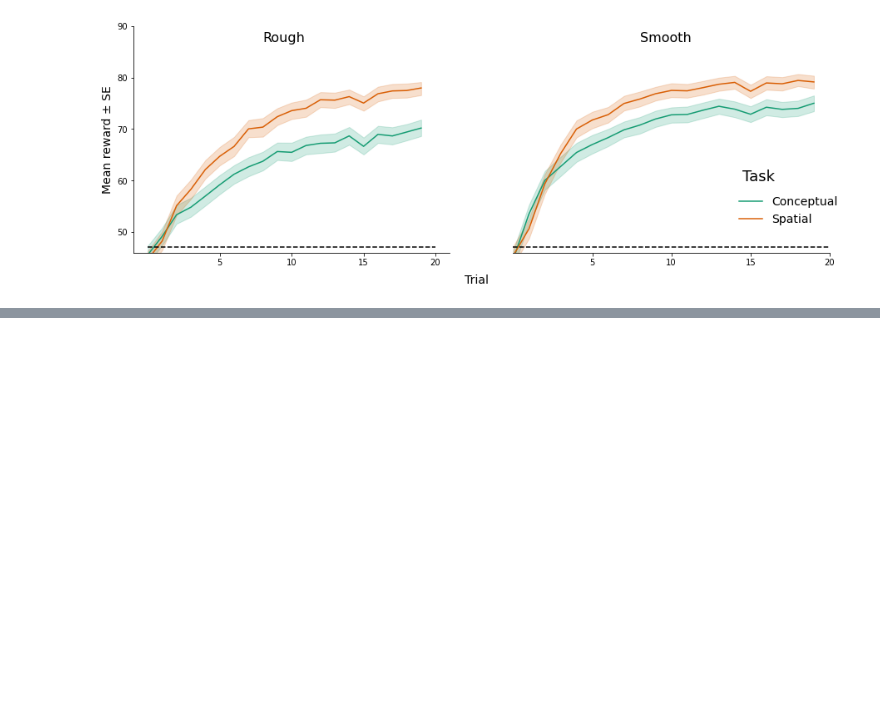
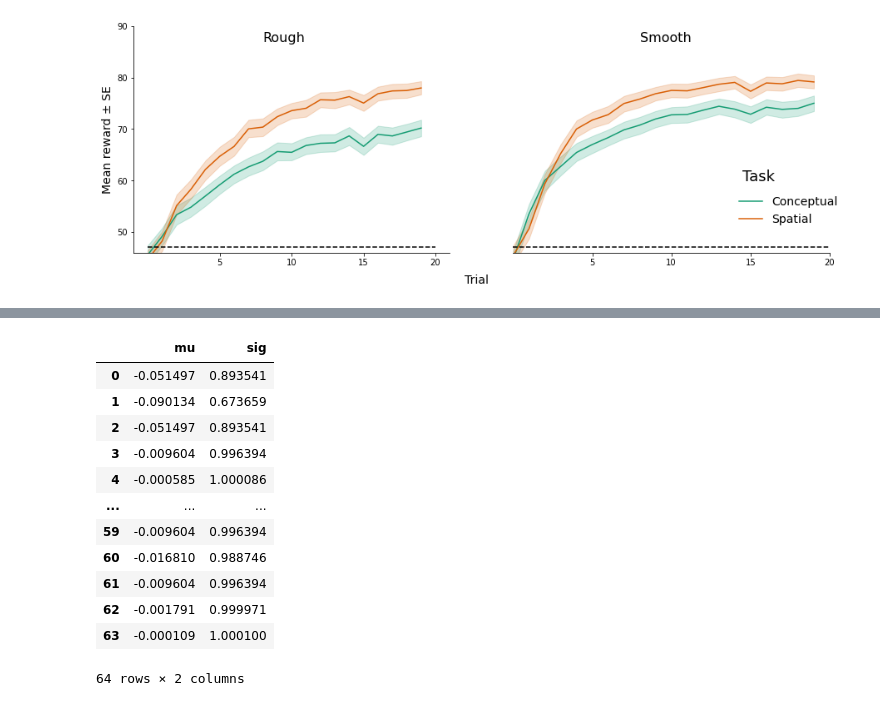
Before and after one commit to JaakkoKoli/Masters-thesis, a Jupyter notebook: DataProcessing.ipynb, the cells around one changed output, grey strips where cells are left out. Cells and saved outputs as stored; diff of their text form; code cells hidden in the pictures; blank space fills up the shorter version.

```diff
--- a/DataProcessing.ipynb
+++ b/DataProcessing.ipynb
@@ -444,0 +577,22 @@ def ucb(out, pars, refactor=False):
+# %%
+lam = 0.945098951166948
+beta = 0.0067379469990919705
+tau = 0.129953463121244
+post = gpr([[x2, x1] for x1 in range(8) for x2 in range(8)], [lam, lam, 1, 0.0001], np.column_stack(([4, 1], [5, 1])), np.matrix([-0.1577524891006599,-0.1577524891006599]), rbf)
+post
+#utilityVec = ucb(post, [beta])
+#utilityVec
+# %% [output]
+|  | mu | sig |
+| 0 | -0.051497 | 0.893541 |
+| 1 | -0.090134 | 0.673659 |
+| 2 | -0.051497 | 0.893541 |
+| 3 | -0.009604 | 0.996394 |
+| 4 | -0.000585 | 1.000086 |
+| ... | ... | ... |
+| 59 | -0.009604 | 0.996394 |
+| 60 | -0.016810 | 0.988746 |
+| 61 | -0.009604 | 0.996394 |
+| 62 | -0.001791 | 0.999971 |
+| 63 | -0.000109 | 1.000100 |
+64 rows × 2 columns
```
Also changed, not shown: parts of 10 cells of this notebook, 3 other files.
